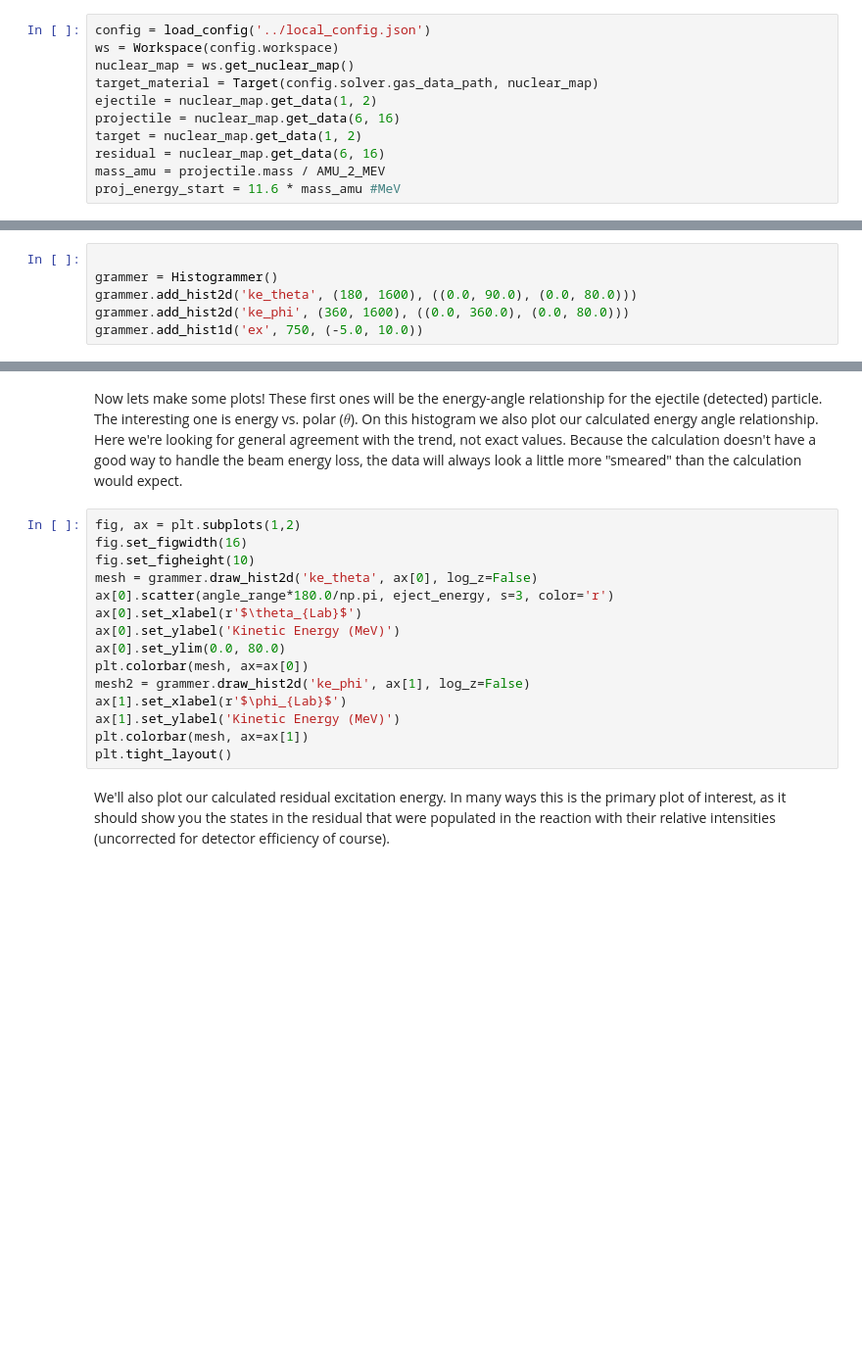
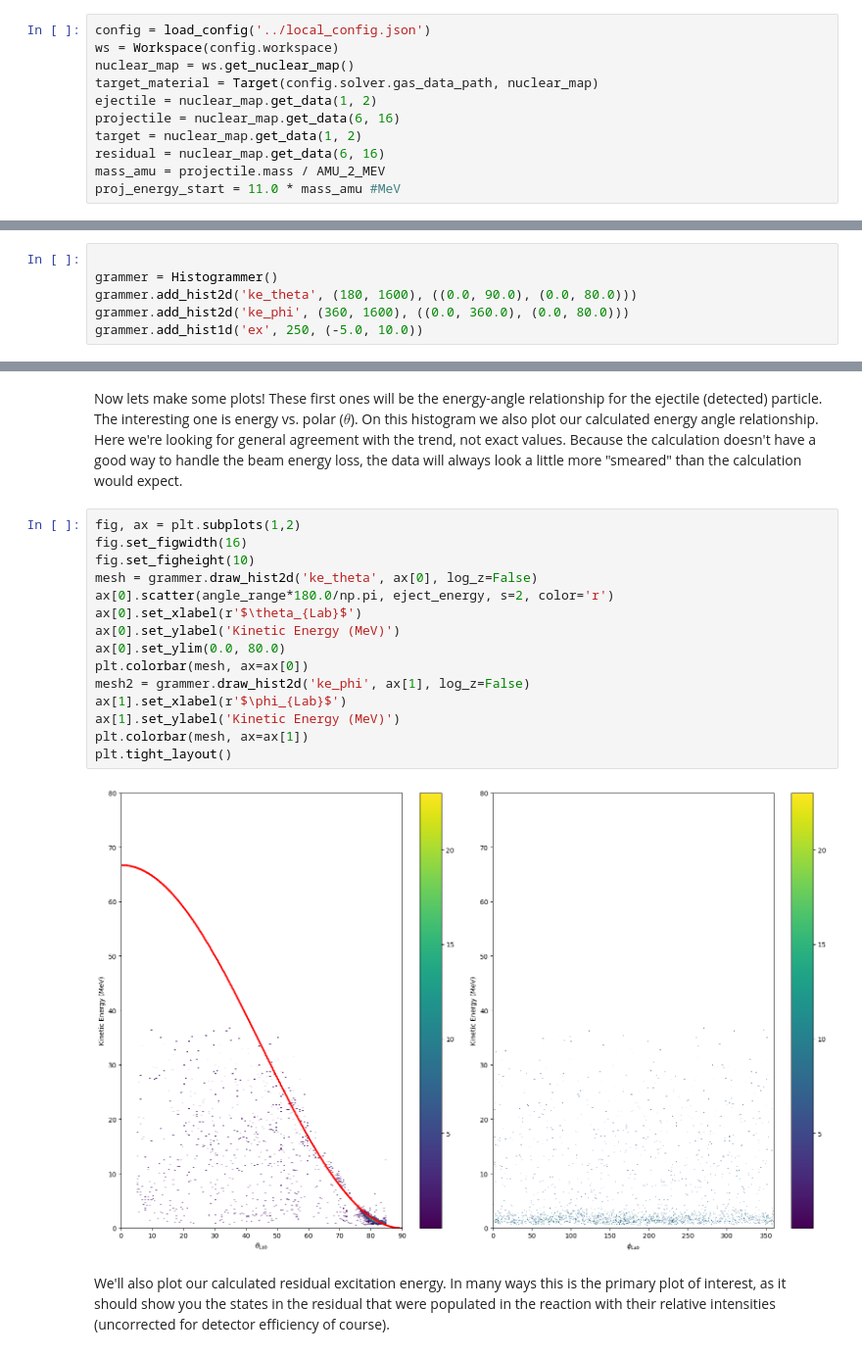
Before and after one commit to ATTPC/Spyral, a Jupyter notebook: notebooks/example_analysis.ipynb, the cells around one changed output, grey strips where cells are left out. Shown: that part at 98% size. Cells and saved outputs as stored; diff of their text form; blank space fills up the shorter version.

```diff
--- a/notebooks/example_analysis.ipynb
+++ b/notebooks/example_analysis.ipynb
@@ -30,7 +30,7 @@ projectile = nuclear_map.get_data(6, 16)
 target = nuclear_map.get_data(1, 2)
 residual = nuclear_map.get_data(6, 16)
 mass_amu = projectile.mass / AMU_2_MEV
-proj_energy_start = 11.6 * mass_amu #MeV
+proj_energy_start = 11.0 * mass_amu #MeV
 # %% [markdown]
 Now we'll create a histogramming system. The Histogrammer class wraps the numpy histogramming functionality. This is useful because we'll probably want to look at several runs, and neither numpy or matplotlib provide clean native functionality for this. We'll define a couple of histograms that will plot some useful data for us.
 # %%
@@ -38,7 +38,7 @@ Now we'll create a histogramming system. The Histogrammer class wraps the numpy
 grammer = Histogrammer()
 grammer.add_hist2d('ke_theta', (180, 1600), ((0.0, 90.0), (0.0, 80.0)))
 grammer.add_hist2d('ke_phi', (360, 1600), ((0.0, 360.0), (0.0, 80.0)))
-grammer.add_hist1d('ex', 750, (-5.0, 10.0))
+grammer.add_hist1d('ex', 250, (-5.0, 10.0))
 # %% [markdown]
 Now we'll do some data analysis! Here we're going to calculate the ejectile (detected) particle kinetic energy from our fitted $B\rho$ and then combine that with the projectile kinetic energy, polar reaction angle, and masses to calculate the excitation energy of the residual nucleus. Note that we use the vertex position to calculate the distance travelled for the beam in the gas and then calculate the energy lost by the beam travelling to the reaction vertex. This data is then given to the histogrammer.
 # %%
@@ -85,18 +85,20 @@ Now lets make some plots! These first ones will be the energy-angle relationship
 # %%
 fig, ax = plt.subplots(1,2)
 fig.set_figwidth(16)
 fig.set_figheight(10)
 mesh = grammer.draw_hist2d('ke_theta', ax[0], log_z=False)
-ax[0].scatter(angle_range*180.0/np.pi, eject_energy, s=3, color='r')
+ax[0].scatter(angle_range*180.0/np.pi, eject_energy, s=2, color='r')
 ax[0].set_xlabel(r'$\theta_{Lab}$')
 ax[0].set_ylabel('Kinetic Energy (MeV)')
 ax[0].set_ylim(0.0, 80.0)
 plt.colorbar(mesh, ax=ax[0])
 mesh2 = grammer.draw_hist2d('ke_phi', ax[1], log_z=False)
 ax[1].set_xlabel(r'$\phi_{Lab}$')
 ax[1].set_ylabel('Kinetic Energy (MeV)')
 plt.colorbar(mesh, ax=ax[1])
 plt.tight_layout()
+# %% [output]
+[figure, added]
 # %% [markdown]
 We'll also plot our calculated residual excitation energy. In many ways this is the primary plot of interest, as it should show you the states in the residual that were populated in the reaction with their relative intensities (uncorrected for detector efficiency of course).
 # %%
```
Also changed, not shown: parts of 1 cell of this notebook, 2 other files.
